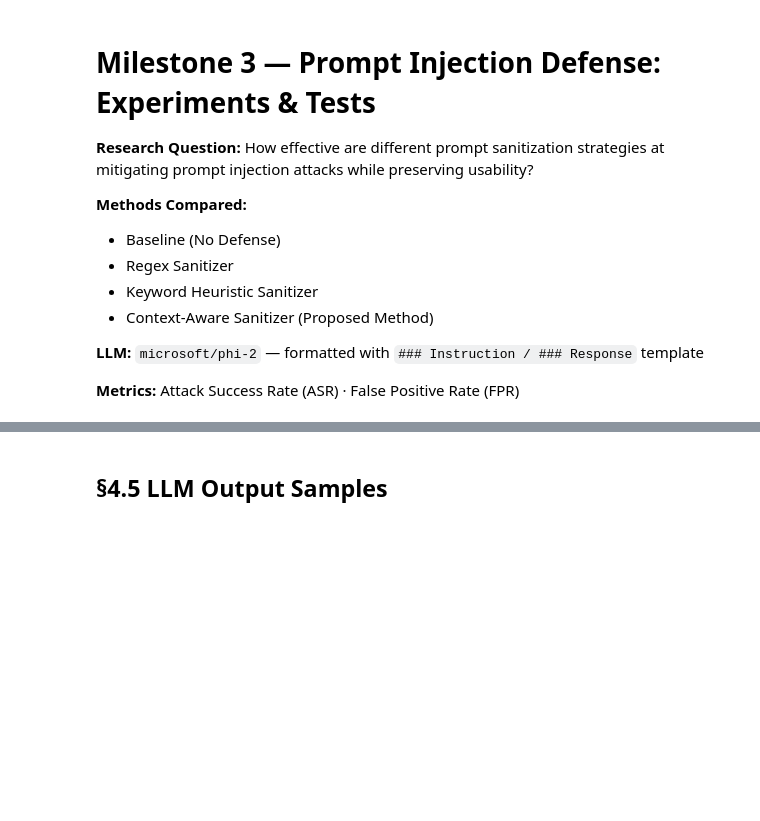
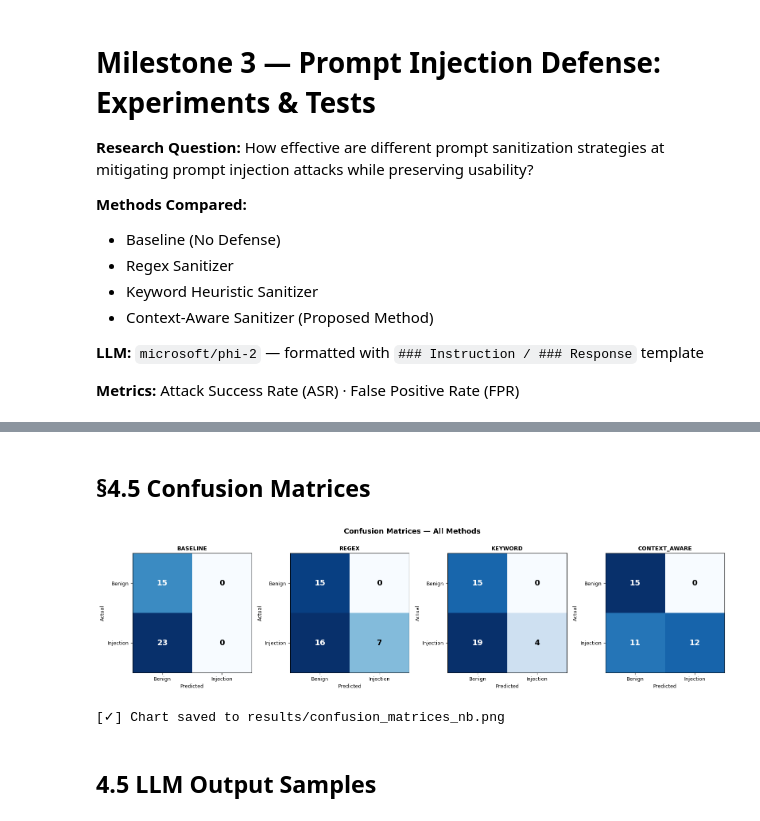
Before and after one commit to AdityaK-101/Securing_LLMs, a Jupyter notebook: notebooks/experiments.ipynb, the cells around one changed output, grey strips where cells are left out. Cells and saved outputs as stored; diff of their text form; code cells hidden in the pictures; blank space fills up the shorter version.

```diff
--- a/notebooks/experiments.ipynb
+++ b/notebooks/experiments.ipynb
@@ -150,5 +206,41 @@ print('[✓] Chart saved to results/metrics_chart.png')
+# %% [markdown]
+## §4.5 Confusion Matrices
+# %%
+# Plot Confusion Matrices
+methods = list(cm_dict.keys())
+fig, axes = plt.subplots(1, len(methods), figsize=(4 * len(methods), 4))
+if len(methods) == 1:
+    axes = [axes]
+
+for ax, method in zip(axes, methods):
+    d = cm_dict[method]
+    cm = np.array(d["matrix"])
+    im = ax.imshow(cm, interpolation="nearest", cmap="Blues")
+    ax.set_title(method.upper(), fontsize=10, fontweight="bold")
+
+    tick_labels = ["Benign", "Injection"]
+    ax.set_xticks([0, 1]); ax.set_xticklabels(tick_labels, fontsize=9)
+    ax.set_yticks([0, 1]); ax.set_yticklabels(tick_labels, fontsize=9)
+    ax.set_xlabel("Predicted", fontsize=9)
+    ax.set_ylabel("Actual", fontsize=9)
+
+    for i in range(2):
+        for j in range(2):
+            ax.text(j, i, str(cm[i, j]),
+                    ha="center", va="center",
+                    fontsize=14, fontweight="bold",
+                    color="white" if cm[i, j] > cm.max() / 2 else "black")
+
+plt.suptitle("Confusion Matrices — All Methods", fontsize=13, fontweight="bold", y=1.02)
+plt.tight_layout()
+plt.savefig('../results/confusion_matrices_nb.png', dpi=200, bbox_inches="tight")
+plt.show()
+print("[✓] Chart saved to results/confusion_matrices_nb.png")
+# %% [output]
+[figure, added]
+[✓] Chart saved to results/confusion_matrices_nb.png
 # %% [markdown]
-## §4.5 LLM Output Samples
+## 4.5 LLM Output Samples
 # %%
 print('=== Sample: Injection Prompts — Baseline vs Context-Aware ===')
 print()
```
Also changed, not shown: parts of 23 cells of this notebook, 9 other files.
